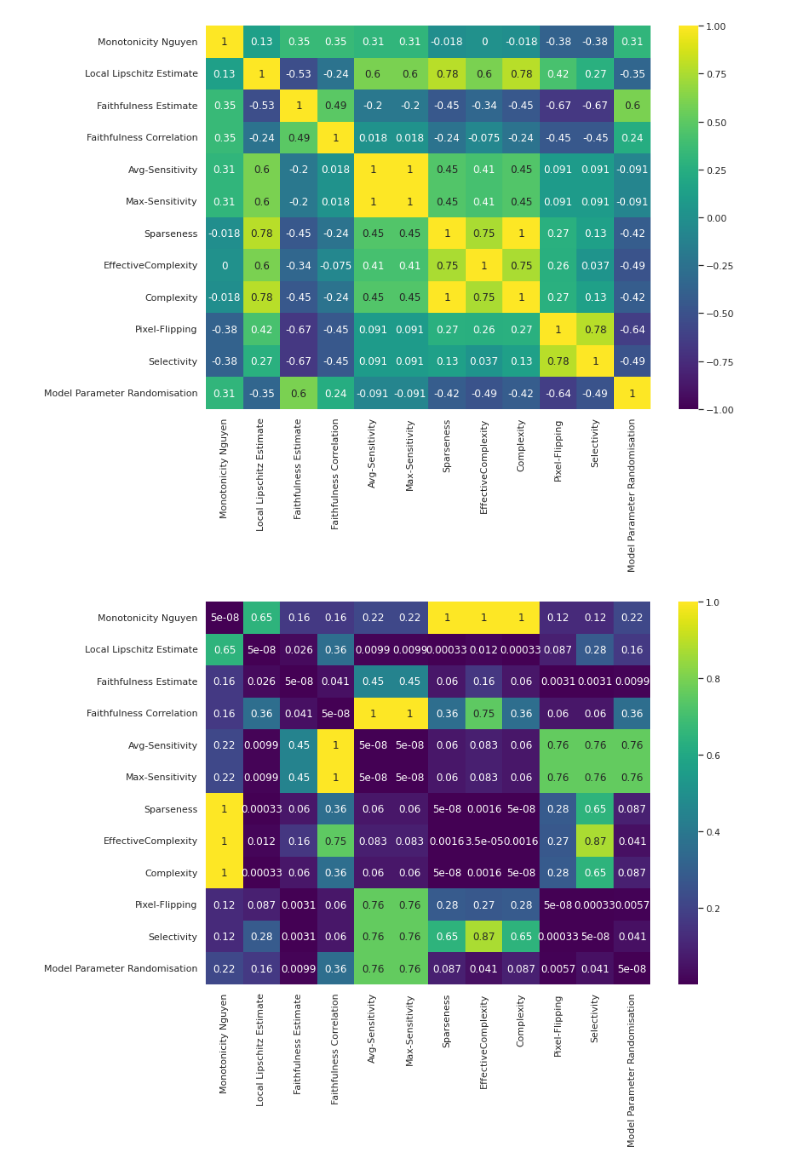
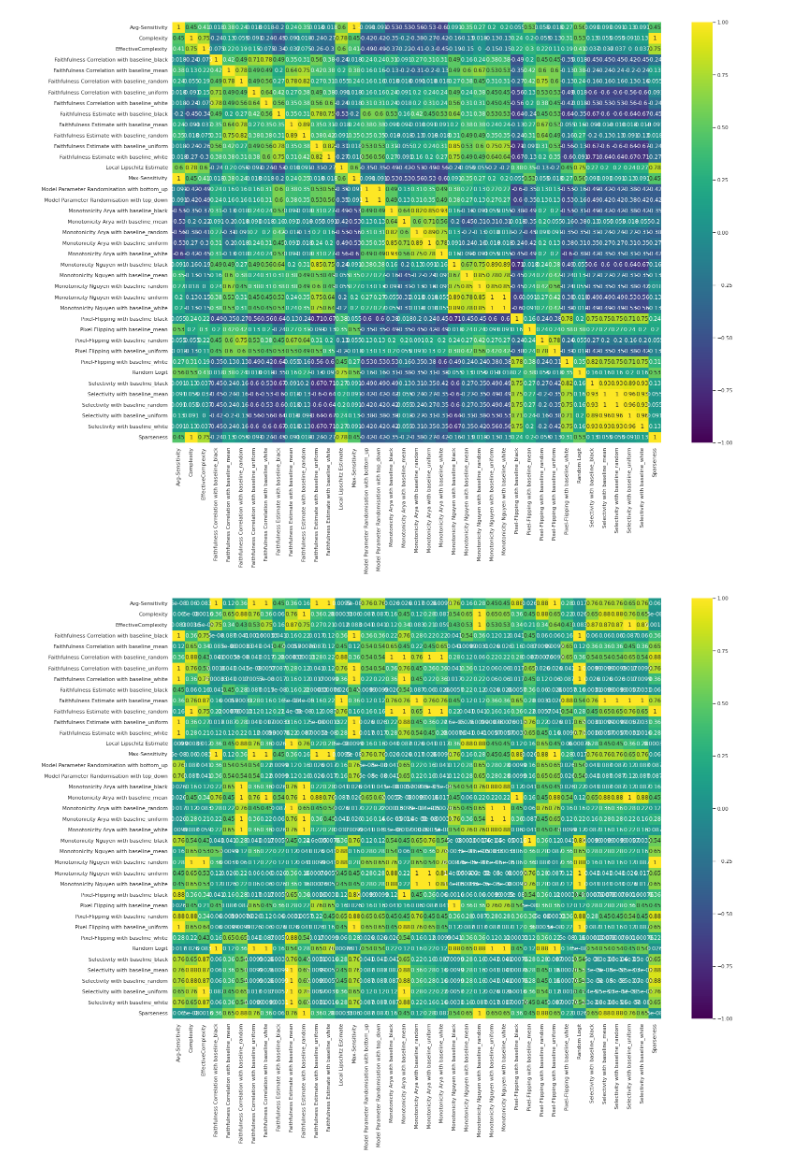
Before and after one commit to multitel-ai/Evaluation-XAI-Metrics-GD6-TRAIL, a Jupyter notebook: XAI_analysis_correlations_rank_aggreg.ipynb, the cells around one changed output. Cells and saved outputs as stored; diff of their text form; code cells hidden in the pictures.

Commit message:
add corr matrix for all metrics variations

```diff
--- a/XAI_analysis_correlations_rank_aggreg.ipynb
+++ b/XAI_analysis_correlations_rank_aggreg.ipynb
@@ -147,10 +189,10 @@ df_ranks
 tau_values = []
 p_values = []
 
-for metric_a in metrics:
+for metric_a in metrics_with_baselines:
     current_tau_values = []
     current_p_values = []
-    for metric_b in metrics:
+    for metric_b in metrics_with_baselines:
         tau, p_value = stats.kendalltau(dico_ranks[metric_a], dico_ranks[metric_b])
         current_tau_values.append(tau)
         current_p_values.append(p_value)
@@ -162,18 +204,24 @@ sn.heatmap(tau_values,
            annot=True,
            vmin=-1,
            vmax=1,
-           xticklabels=metrics,
-           yticklabels=metrics,
+           xticklabels=metrics_with_baselines,
+           yticklabels=metrics_with_baselines,
            cmap='viridis')
 plt.show()
 # %% [output]
-[figure, old version]
+[figure, new version]
 # %%
 # Matrix of the p_values
-sn.heatmap(p_values, annot=True, xticklabels=metrics, yticklabels=metrics, cmap='viridis')
+sn.heatmap(p_values,
+           annot=True,
+           vmin=-1,
+           vmax=1,
+           xticklabels=metrics_with_baselines,
+           yticklabels=metrics_with_baselines,
+           cmap='viridis')
 plt.show()
 # %% [output]
-[figure, old version]
+[figure, new version]
 # %%
 # Correlation Matrix with only significative values (Bonferroni Correction)
 p_threshold = 0.05 / len(metrics) ** 2
```
Also changed, not shown: parts of 7 cells of this notebook, 7 other files.
